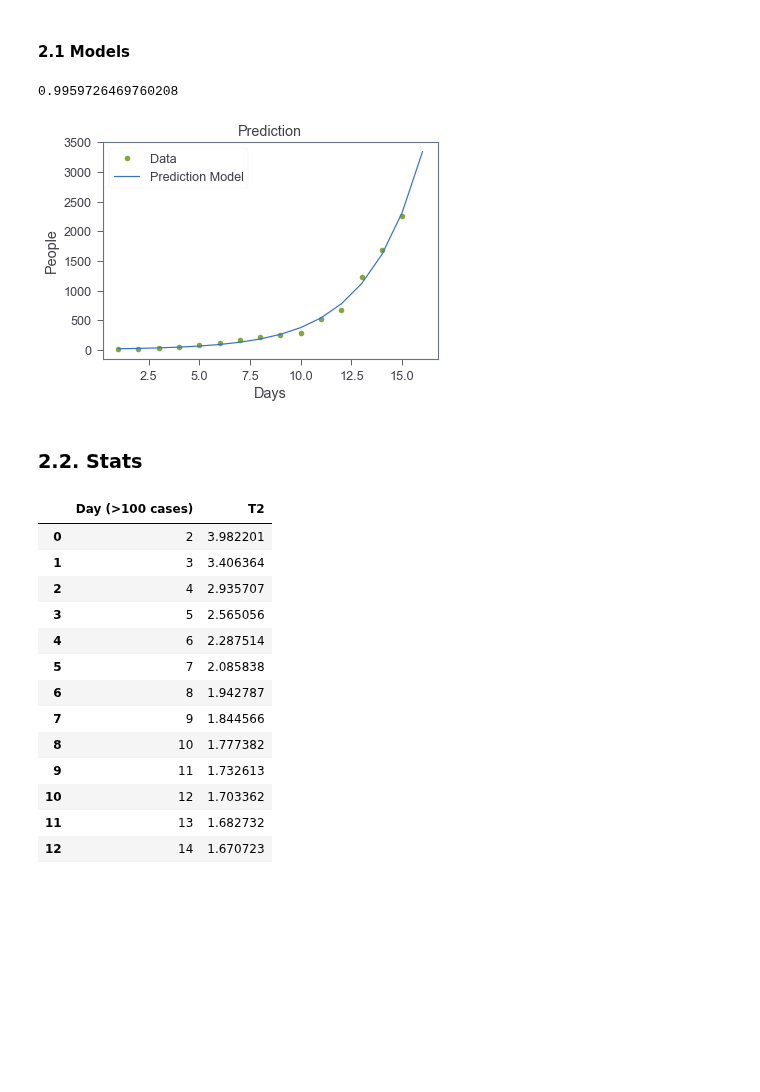
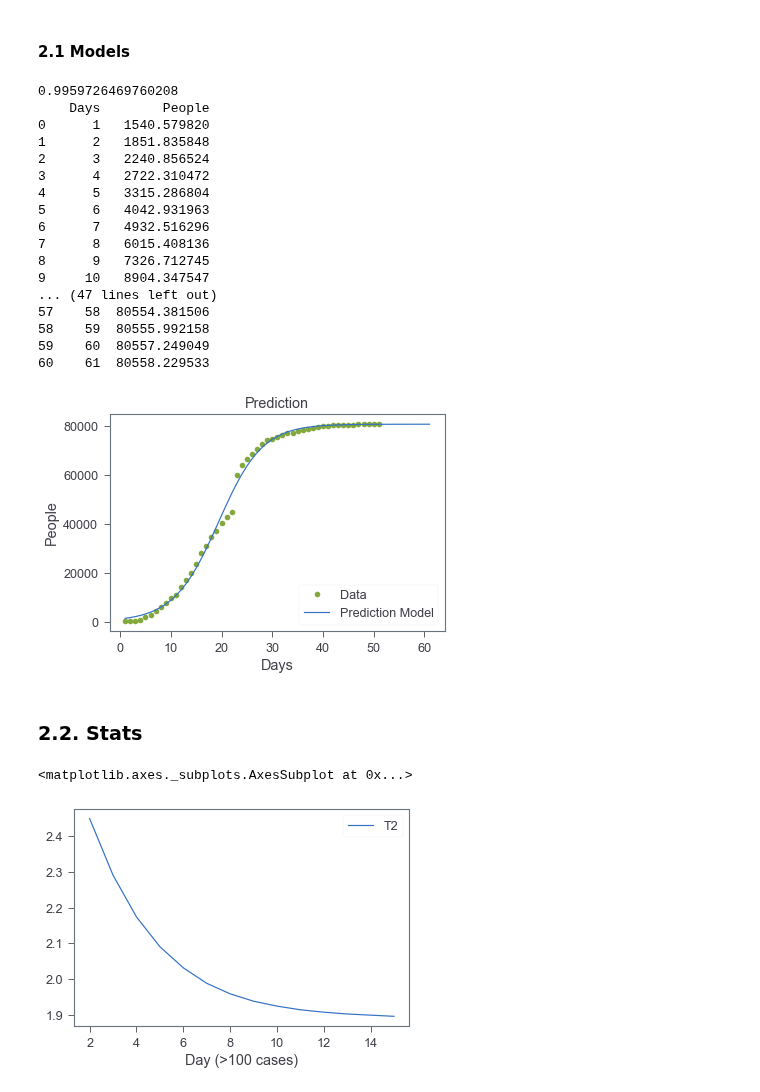
Before and after one commit to DanielGuzmanOlivares/COVID-19, a Jupyter notebook: COVID-19.ipynb, the cells around one changed output. Saved outputs shown, nothing was run; the diff lists cells and outputs as text; code cells hidden in the pictures; blank space fills up the shorter version.

```diff
--- a/COVID-19.ipynb
+++ b/COVID-19.ipynb
@@ -695,36 +695,52 @@ def plotPrediction(x_data,y_data,df):
     plt.legend()
 
 
 def modelR2(param,model):
     l = []
     for country in list(realTimeEvolution()['Country'].values):
         try:
             data = fromFirstCase(timeEvolution(country),param)
             if country == "Diamond Princess" or country == "Japan" or data == None or len(data[0]) < 2:
                 continue
             else:
                 x_data,y_data = data
                 adj = fit(model,x_data,y_data)
                 pred = adj(x_data)
                 l.append(r2_score(y_data,pred))
         except:
             continue #country does not have more than 100 cases
     return np.mean(l)
 
 def countryR2(country,param,model):
     data = fromFirstCase(timeEvolution(country),param)
     x_data,y_data = data
     adj = fit(model,x_data,y_data)
     pred = adj(x_data)
     return r2_score(y_data,pred)
 
 print(countryR2("Spain","Confirmed",logisticModel))
-x_data,y_data,df = prediction("Spain","Confirmed",1,expModel,fromNow=False)
-df
+x_data,y_data,df = prediction("China","Confirmed",10,logisticModel,fromNow=False)
+print(df)
 plotPrediction(x_data,y_data,df)
 # %% [output]
 0.9959726469760208
+    Days        People
+0      1   1540.579820
+1      2   1851.835848
+2      3   2240.856524
+3      4   2722.310472
+4      5   3315.286804
+5      6   4042.931963
+6      7   4932.516296
+7      8   6015.408136
+8      9   7326.712745
+9     10   8904.347547
+... (47 lines left out)
+57    58  80554.381506
+58    59  80555.992158
+59    60  80557.249049
+60    61  80558.229533
-[figure, old version]
+[figure, new version]
 # %% [markdown]
 ### 2.2. Stats
 # %%
@@ -748,21 +764,9 @@ def t2(country):
         t2_rates.append((x,inv-x))
     return pd.DataFrame(t2_rates,columns=["Day (>100 cases)","T2"])
 
-t2("Spain")
+t2("Spain").plot("Day (>100 cases)")
 # %% [output]
-|  | Day (>100 cases) | T2 |
-| 0 | 2 | 3.982201 |
-| 1 | 3 | 3.406364 |
-| 2 | 4 | 2.935707 |
-| 3 | 5 | 2.565056 |
-| 4 | 6 | 2.287514 |
-| 5 | 7 | 2.085838 |
-| 6 | 8 | 1.942787 |
-| 7 | 9 | 1.844566 |
-| 8 | 10 | 1.777382 |
-| 9 | 11 | 1.732613 |
-| 10 | 12 | 1.703362 |
-| 11 | 13 | 1.682732 |
-| 12 | 14 | 1.670723 |
+<matplotlib.axes._subplots.AxesSubplot at 0x...>
+[figure, added]
 # %%
 ####WORKING
```
Also changed, not shown: parts of 2 cells of this notebook.
